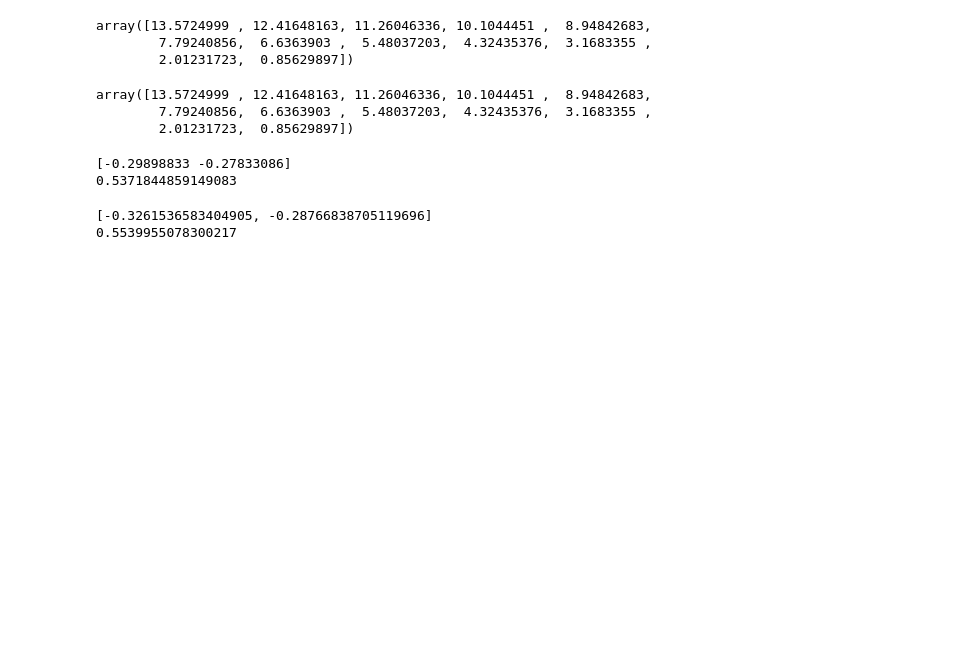
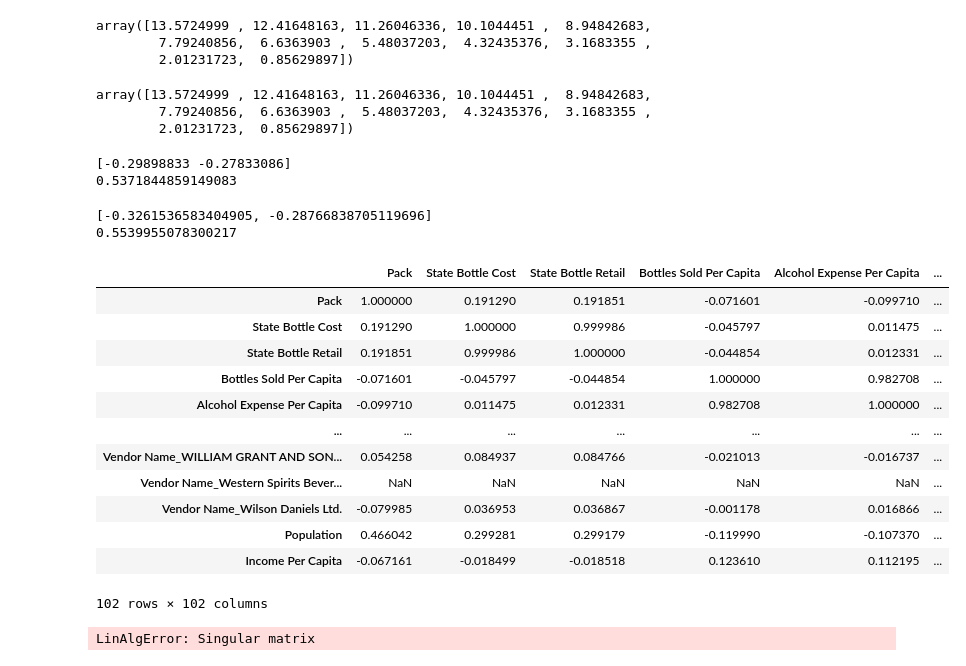
Before and after one commit to juliandavis7/401_Project1, a Jupyter notebook: compare_models.ipynb, the cells around one changed output. Drawn from its saved outputs; the diff is of its cells as text; code cells hidden in the pictures; blank space fills up the shorter version.

```diff
--- a/compare_models.ipynb
+++ b/compare_models.ipynb
@@ -134,3 +134,40 @@ def standardize(df):
     #join the standardized quantites back with original df
     df_st = df.select_dtypes(exclude=float).join(df_st)
     return df_st
+# %%
+df = pd.read_csv("iowa_month_county.csv")
+df.set_index(["County", "Month-Year"], inplace=True)
+
+halfway = len(df)//2
+
+df_train = df.iloc[:halfway].copy()
+df_test = df.iloc[halfway:].copy()
+# %%
+y_train = df_train["Volume Sold (Gallons) Per Capita"]
+X_train = df_train.drop(["Volume Sold (Gallons) Per Capita"], axis=1)
+
+X_test = df_test.drop(["Volume Sold (Gallons) Per Capita"], axis=1)
+
+X_train.corr()
+# model = LR()
+# model.fit(X_train, y_train)
+# model.predict(X_test)
+# %% [output]
+|  | Pack | State Bottle Cost | State Bottle Retail | Bottles Sold Per Capita | Alcohol Expense Per Capita | ... |
+| Pack | 1.000000 | 0.191290 | 0.191851 | -0.071601 | -0.099710 | ... |
+| State Bottle Cost | 0.191290 | 1.000000 | 0.999986 | -0.045797 | 0.011475 | ... |
+| State Bottle Retail | 0.191851 | 0.999986 | 1.000000 | -0.044854 | 0.012331 | ... |
+| Bottles Sold Per Capita | -0.071601 | -0.045797 | -0.044854 | 1.000000 | 0.982708 | ... |
+| Alcohol Expense Per Capita | -0.099710 | 0.011475 | 0.012331 | 0.982708 | 1.000000 | ... |
+| ... | ... | ... | ... | ... | ... | ... |
+| Vendor Name_WILLIAM GRANT AND SON... | 0.054258 | 0.084937 | 0.084766 | -0.021013 | -0.016737 | ... |
+| Vendor Name_Western Spirits Bever... | NaN | NaN | NaN | NaN | NaN | ... |
+| Vendor Name_Wilson Daniels Ltd. | -0.079985 | 0.036953 | 0.036867 | -0.001178 | 0.016866 | ... |
+| Population | 0.466042 | 0.299281 | 0.299179 | -0.119990 | -0.107370 | ... |
+| Income Per Capita | -0.067161 | -0.018499 | -0.018518 | 0.123610 | 0.112195 | ... |
+102 rows × 102 columns
+# %%
+model_sk = LinearRegression()
+model.fit(X_train, y_train)
+# %% [output]
+LinAlgError: Singular matrix
```
Also changed, not shown: 2 other files.
